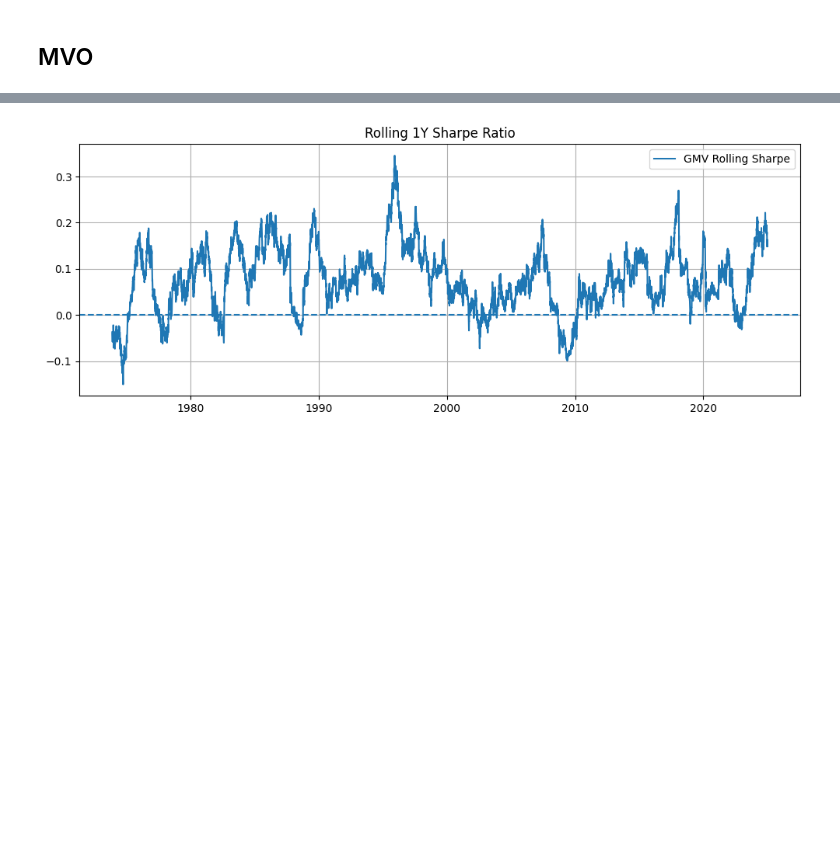
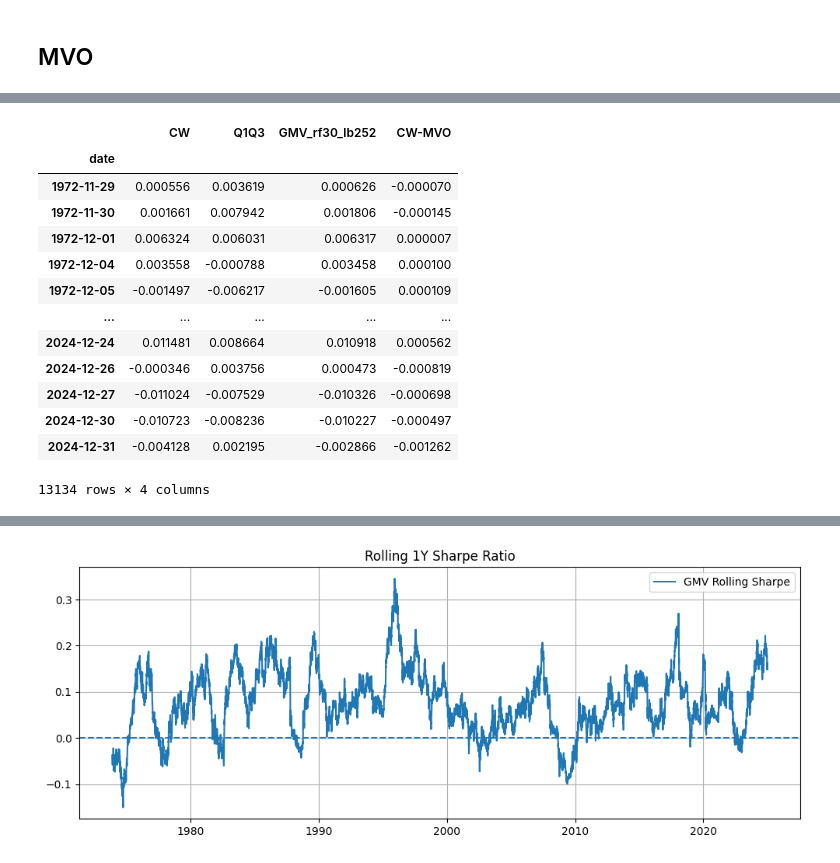
Before and after one commit to eviprous/Invesco_Research_Project, a Jupyter notebook: notebooks/portfolios_comb.ipynb, the cells around one changed output, grey strips where cells are left out. Saved outputs shown, nothing was run; the diff lists cells and outputs as text; code cells hidden in the pictures; blank space fills up the shorter version.

```diff
--- a/notebooks/portfolios_comb.ipynb
+++ b/notebooks/portfolios_comb.ipynb
@@ -127,4 +127,34 @@ ret.tail(), wts.tail()
  2024-12-27  0.800377  0.199623
  2024-12-30  0.800377  0.199623
  2024-12-31  0.800377  0.199623)
+# %%
+import matplotlib.pyplot as plt
+
+plot_df = pd.concat([df.loc[ret.index, "CW"], df.loc[ret.index, "Q1Q3"], ret], axis=1)
+plot_df = plot_df.copy()
+plot_df.index = pd.to_datetime(plot_df.index)
+plot_df = plot_df.sort_index()
+plot_df.columns = ["CW", "Q1Q3", ret.name if ret.name is not None else "MVO"]
+
+# If you don't want to see just doc this line and rerun this and next cell
+plot_df["CW-MVO"] = plot_df["CW"] - plot_df[plot_df.columns[2]]
+
+logw = np.log1p(plot_df).cumsum()
+
+plot_df
+# %% [output]
+|  | CW | Q1Q3 | GMV_rf30_lb252 | CW-MVO |
+| date |  |  |  |  |
+| 1972-11-29 | 0.000556 | 0.003619 | 0.000626 | -0.000070 |
+| 1972-11-30 | 0.001661 | 0.007942 | 0.001806 | -0.000145 |
+| 1972-12-01 | 0.006324 | 0.006031 | 0.006317 | 0.000007 |
+| 1972-12-04 | 0.003558 | -0.000788 | 0.003458 | 0.000100 |
+| 1972-12-05 | -0.001497 | -0.006217 | -0.001605 | 0.000109 |
+| ... | ... | ... | ... | ... |
+| 2024-12-24 | 0.011481 | 0.008664 | 0.010918 | 0.000562 |
+| 2024-12-26 | -0.000346 | 0.003756 | 0.000473 | -0.000819 |
+| 2024-12-27 | -0.011024 | -0.007529 | -0.010326 | -0.000698 |
+| 2024-12-30 | -0.010723 | -0.008236 | -0.010227 | -0.000497 |
+| 2024-12-31 | -0.004128 | 0.002195 | -0.002866 | -0.001262 |
+13134 rows × 4 columns
 # %%
```
Also changed, not shown: parts of 4 cells of this notebook.
